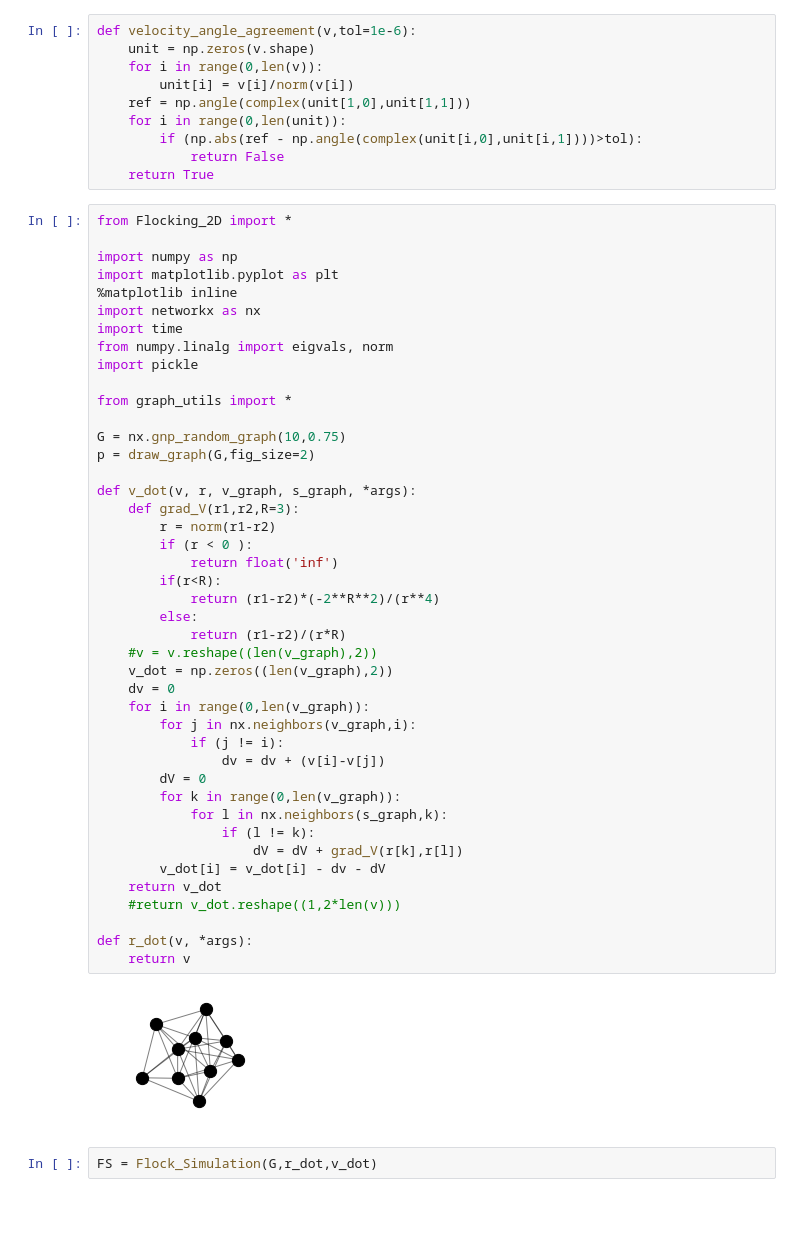
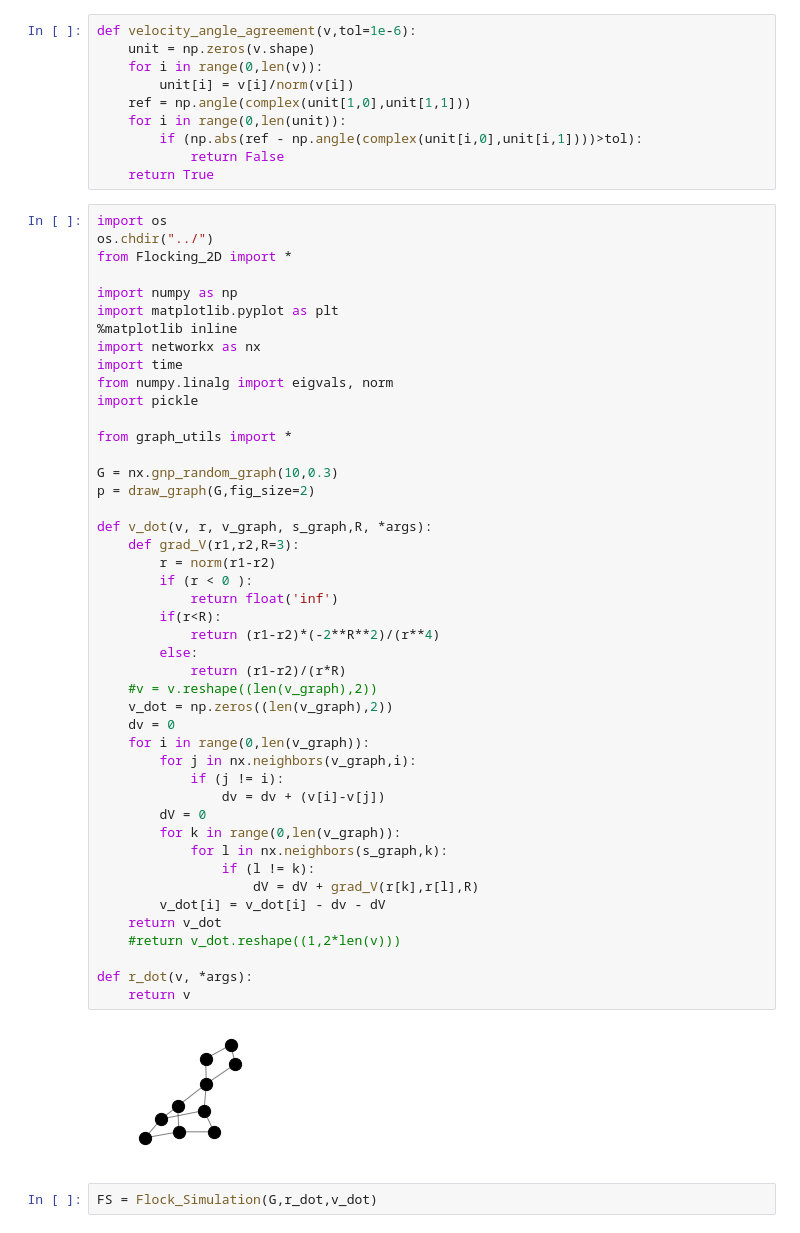
Before and after one commit to harveydevereux/Consensus, a Jupyter notebook: Notes/Flocking.ipynb, the cells around one changed output. Cells and saved outputs as stored; diff of their text form.

```diff
--- a/Notes/Flocking.ipynb
+++ b/Notes/Flocking.ipynb
@@ -490,6 +490,8 @@ def velocity_angle_agreement(v,tol=1e-6):
             return False
     return True
 # %%
+import os
+os.chdir("../")
 from Flocking_2D import *
 
 import numpy as np
@@ -502,38 +504,38 @@ import pickle
 
 from graph_utils import *
 
-G = nx.gnp_random_graph(10,0.75)
+G = nx.gnp_random_graph(10,0.3)
 p = draw_graph(G,fig_size=2)
 
-def v_dot(v, r, v_graph, s_graph, *args):
+def v_dot(v, r, v_graph, s_graph,R, *args):
     def grad_V(r1,r2,R=3):
         r = norm(r1-r2)
         if (r < 0 ):
             return float('inf')
         if(r<R):
             return (r1-r2)*(-2**R**2)/(r**4)
         else:
             return (r1-r2)/(r*R)
     #v = v.reshape((len(v_graph),2))
     v_dot = np.zeros((len(v_graph),2))
     dv = 0
     for i in range(0,len(v_graph)):
         for j in nx.neighbors(v_graph,i):
             if (j != i):
                 dv = dv + (v[i]-v[j])
         dV = 0
         for k in range(0,len(v_graph)):
             for l in nx.neighbors(s_graph,k):
                 if (l != k):
-                    dV = dV + grad_V(r[k],r[l])
+                    dV = dV + grad_V(r[k],r[l],R)
         v_dot[i] = v_dot[i] - dv - dV
     return v_dot
     #return v_dot.reshape((1,2*len(v)))
 
 def r_dot(v, *args):
     return v
 # %% [output]
-[figure, old version]
+[figure, new version]
 # %%
 FS = Flock_Simulation(G,r_dot,v_dot)
 # %% [output]
```
Also changed, not shown: parts of 6 cells of this notebook, 1 other file.
